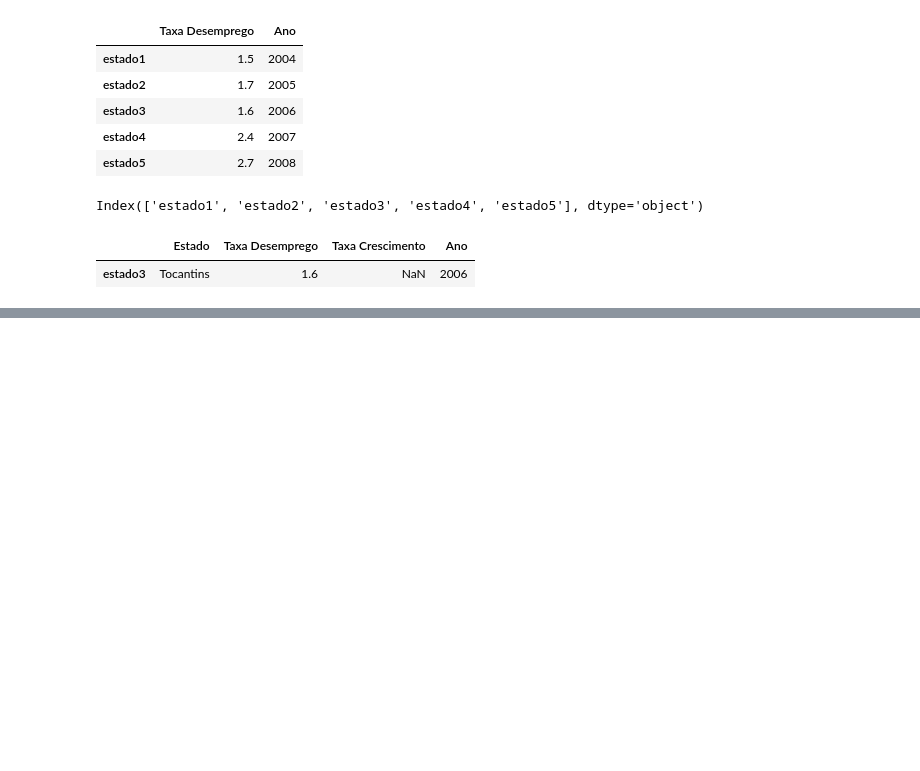
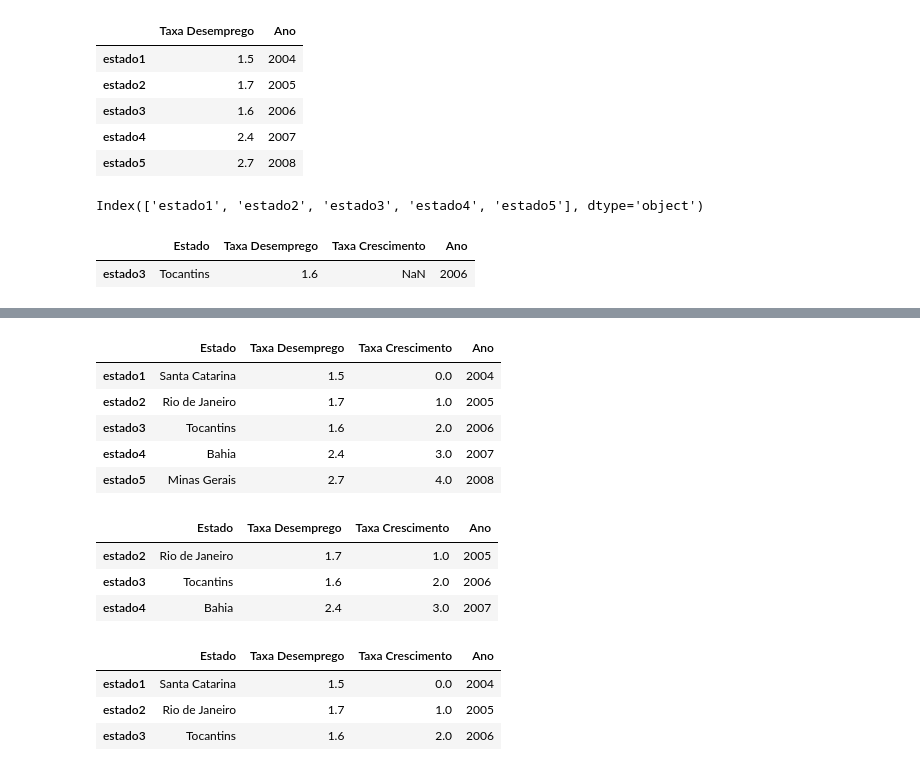
Before and after one commit to leandroclv/DSA_Python, a Jupyter notebook: POO/Pandas.ipynb, the cells around one changed output, grey strips where cells are left out. Drawn from its saved outputs; the diff is of its cells as text; code cells hidden in the pictures; blank space fills up the shorter version.

```diff
--- a/POO/Pandas.ipynb
+++ b/POO/Pandas.ipynb
@@ -119,0 +198,24 @@ df2.filter(items = ['estado3'], axis = 0)
+# %%
+#Slicing de DataFrames do Pandas
+df2
+# %% [output]
+|  | Estado | Taxa Desemprego | Taxa Crescimento | Ano |
+| estado1 | Santa Catarina | 1.5 | 0.0 | 2004 |
+| estado2 | Rio de Janeiro | 1.7 | 1.0 | 2005 |
+| estado3 | Tocantins | 1.6 | 2.0 | 2006 |
+| estado4 | Bahia | 2.4 | 3.0 | 2007 |
+| estado5 | Minas Gerais | 2.7 | 4.0 | 2008 |
+# %%
+df2['estado2':'estado4']
+# %% [output]
+|  | Estado | Taxa Desemprego | Taxa Crescimento | Ano |
+| estado2 | Rio de Janeiro | 1.7 | 1.0 | 2005 |
+| estado3 | Tocantins | 1.6 | 2.0 | 2006 |
+| estado4 | Bahia | 2.4 | 3.0 | 2007 |
+# %%
+df2[df2['Taxa Desemprego'] < 2]
+# %% [output]
+|  | Estado | Taxa Desemprego | Taxa Crescimento | Ano |
+| estado1 | Santa Catarina | 1.5 | 0.0 | 2004 |
+| estado2 | Rio de Janeiro | 1.7 | 1.0 | 2005 |
+| estado3 | Tocantins | 1.6 | 2.0 | 2006 |
```
Also changed, not shown: parts of 14 cells of this notebook.
